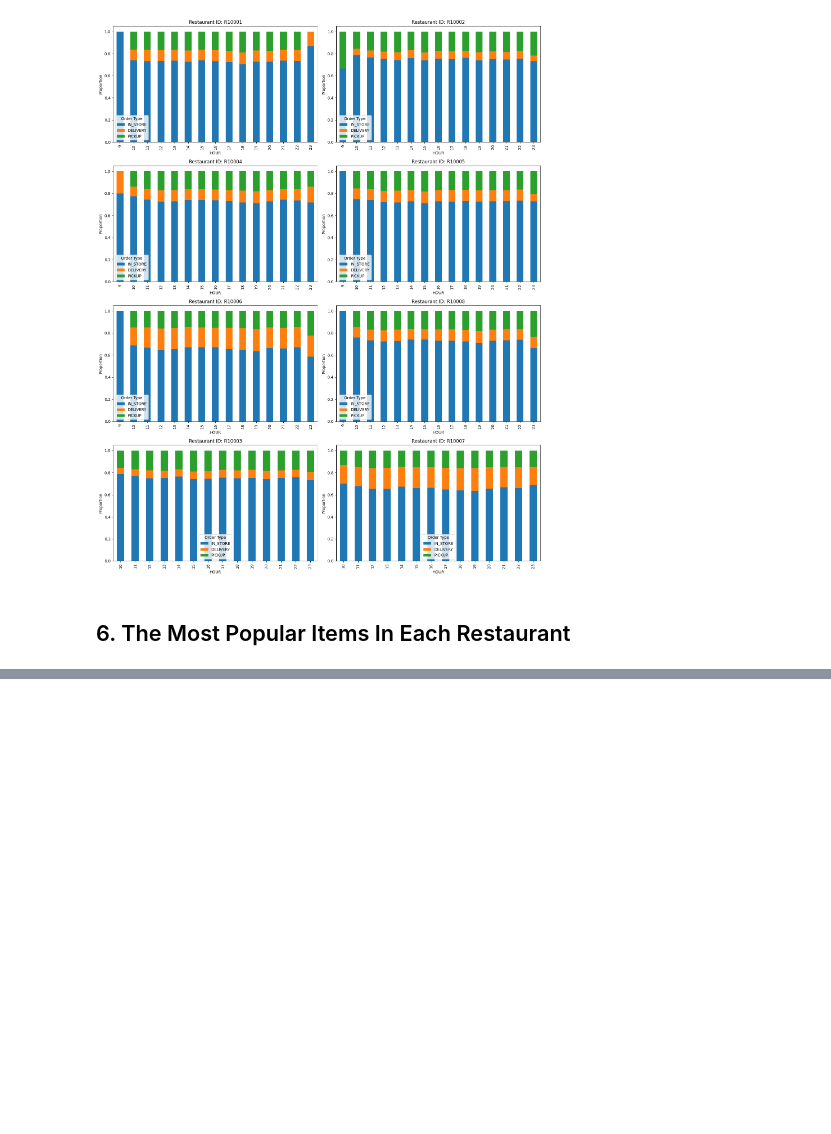
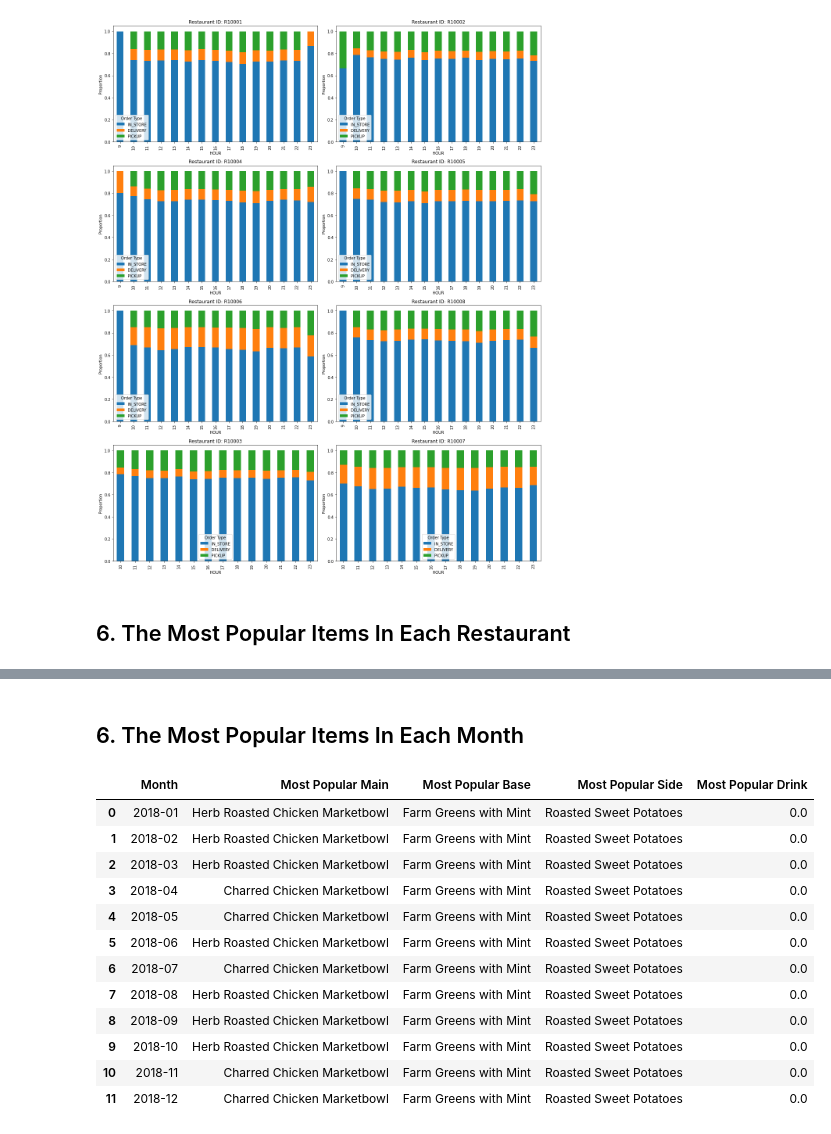
Before and after one commit to HarryYang1008/A2_python, a Jupyter notebook: analysis.ipynb, the cells around one changed output, grey strips where cells are left out. Saved outputs shown, nothing was run; the diff lists cells and outputs as text; code cells hidden in the pictures; blank space fills up the shorter version.

```diff
--- a/analysis.ipynb
+++ b/analysis.ipynb
@@ -312,3 +323,52 @@ See the caveats in the documentation: https://pandas.pydata.org/pandas-docs/stab
 | 5 | Upper East Side | Charred Chicken Marketbowl | Farm Greens with Mint | Roasted Sweet Potatoes | 0.0 |
 | 6 | Upper West Side | Charred Chicken Marketbowl | Farm Greens with Mint | Roasted Sweet Potatoes | 0.0 |
 | 7 | Williamsburg | Herb Roasted Chicken Marketbowl | Farm Greens with Mint | Roasted Sweet Potatoes | 0.0 |
+# %% [markdown]
+##  6. The Most Popular Items In Each Month
+# %%
+# ---------------------- THE MOST POPULAR ITEM BY MONTH --------------------------
+
+# MAKE SURE THE FORMAT OF TIME STAMP IS RIGHT
+db_order7['DATETIME'] = pd.to_datetime(db_order7['DATETIME'])
+
+# EXTRACT MONTH AND YEAR
+db_order7['MONTH'] = db_order7['DATETIME'].dt.to_period('M')
+
+# ANALYSIS THE MOST POPULAR ITEM BY MONTH
+monthly_results = []
+for month, group in db_order7.groupby('MONTH'):
+    group_sub = group[columns_to_analyze].copy()
+    group_sub['SIDE_NAME'] = group_sub[['SIDE_1_NAME', 'SIDE_2_NAME']].apply(
+        lambda x: pd.Series(x.dropna()).tolist(), axis=1
+    )
+    group_sub = group_sub.explode('SIDE_NAME')
+
+    # CREAT THE DATABASE FOR MOST POPULAR ITEMS
+    monthly_result = {
+        'Month': str(month),
+        'Most Popular Main': get_most_popular(group_sub, 'MAIN_NAME'),
+        'Most Popular Base': get_most_popular(group_sub, 'BASE_NAME'),
+        'Most Popular Side': get_most_popular(group_sub, 'SIDE_NAME'),
+        'Most Popular Drink': get_most_popular(group_sub, 'DRINKS')
+    }
+    monthly_results.append(monthly_result)
+
+# TRANSFORM TO DATAFRAME
+monthly_result_df = pd.DataFrame(monthly_results)
+
+# SHOW THE RESULT
+monthly_result_df
+# %% [output]
+|  | Month | Most Popular Main | Most Popular Base | Most Popular Side | Most Popular Drink |
+| 0 | 2018-01 | Herb Roasted Chicken Marketbowl | Farm Greens with Mint | Roasted Sweet Potatoes | 0.0 |
+| 1 | 2018-02 | Herb Roasted Chicken Marketbowl | Farm Greens with Mint | Roasted Sweet Potatoes | 0.0 |
+| 2 | 2018-03 | Herb Roasted Chicken Marketbowl | Farm Greens with Mint | Roasted Sweet Potatoes | 0.0 |
+| 3 | 2018-04 | Charred Chicken Marketbowl | Farm Greens with Mint | Roasted Sweet Potatoes | 0.0 |
+| 4 | 2018-05 | Charred Chicken Marketbowl | Farm Greens with Mint | Roasted Sweet Potatoes | 0.0 |
+| 5 | 2018-06 | Herb Roasted Chicken Marketbowl | Farm Greens with Mint | Roasted Sweet Potatoes | 0.0 |
+| 6 | 2018-07 | Charred Chicken Marketbowl | Farm Greens with Mint | Roasted Sweet Potatoes | 0.0 |
+| 7 | 2018-08 | Herb Roasted Chicken Marketbowl | Farm Greens with Mint | Roasted Sweet Potatoes | 0.0 |
+| 8 | 2018-09 | Herb Roasted Chicken Marketbowl | Farm Greens with Mint | Roasted Sweet Potatoes | 0.0 |
+| 9 | 2018-10 | Herb Roasted Chicken Marketbowl | Farm Greens with Mint | Roasted Sweet Potatoes | 0.0 |
+| 10 | 2018-11 | Charred Chicken Marketbowl | Farm Greens with Mint | Roasted Sweet Potatoes | 0.0 |
+| 11 | 2018-12 | Charred Chicken Marketbowl | Farm Greens with Mint | Roasted Sweet Potatoes | 0.0 |
```
Also changed, not shown: parts of 4 cells of this notebook.
